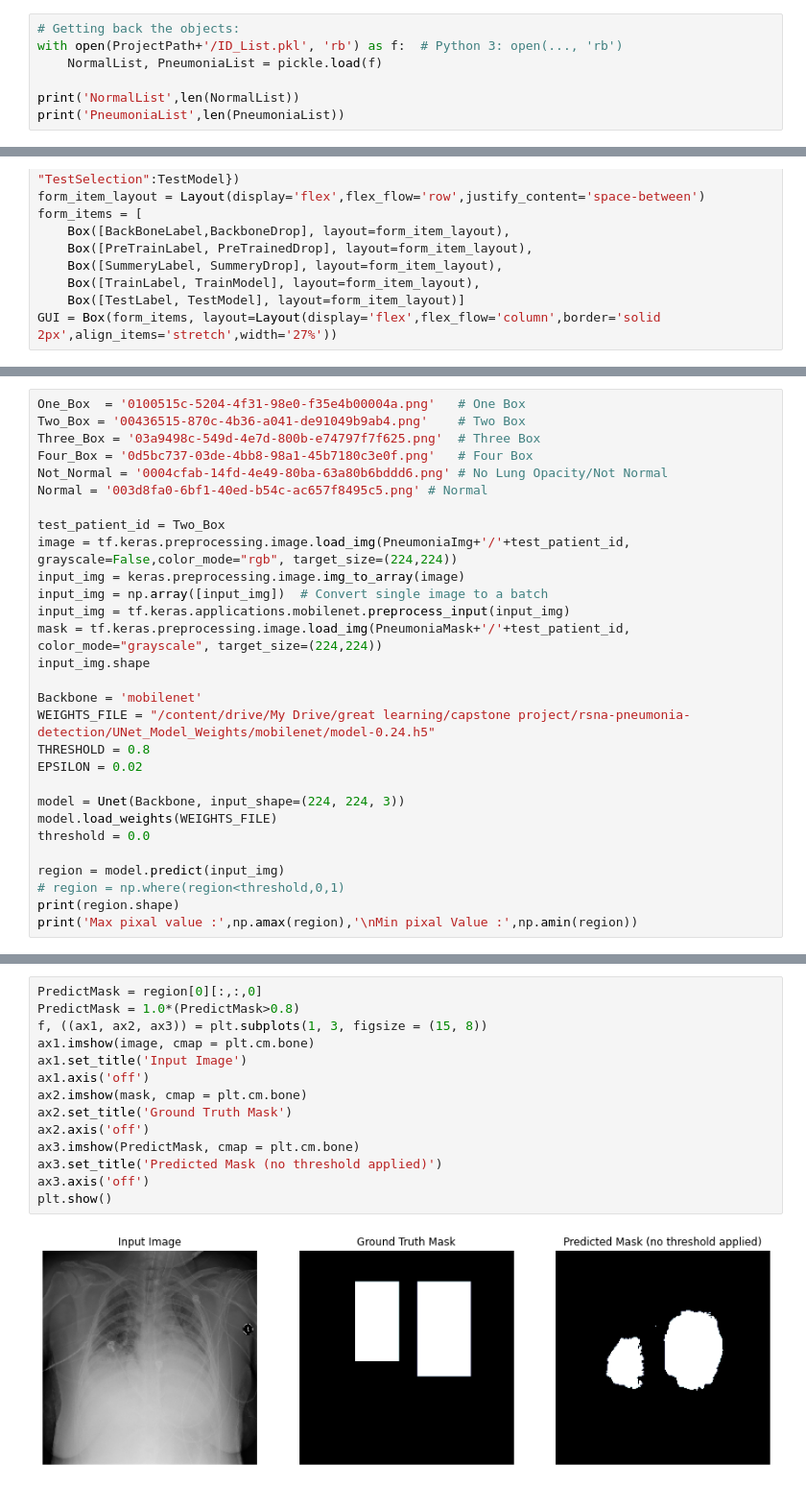
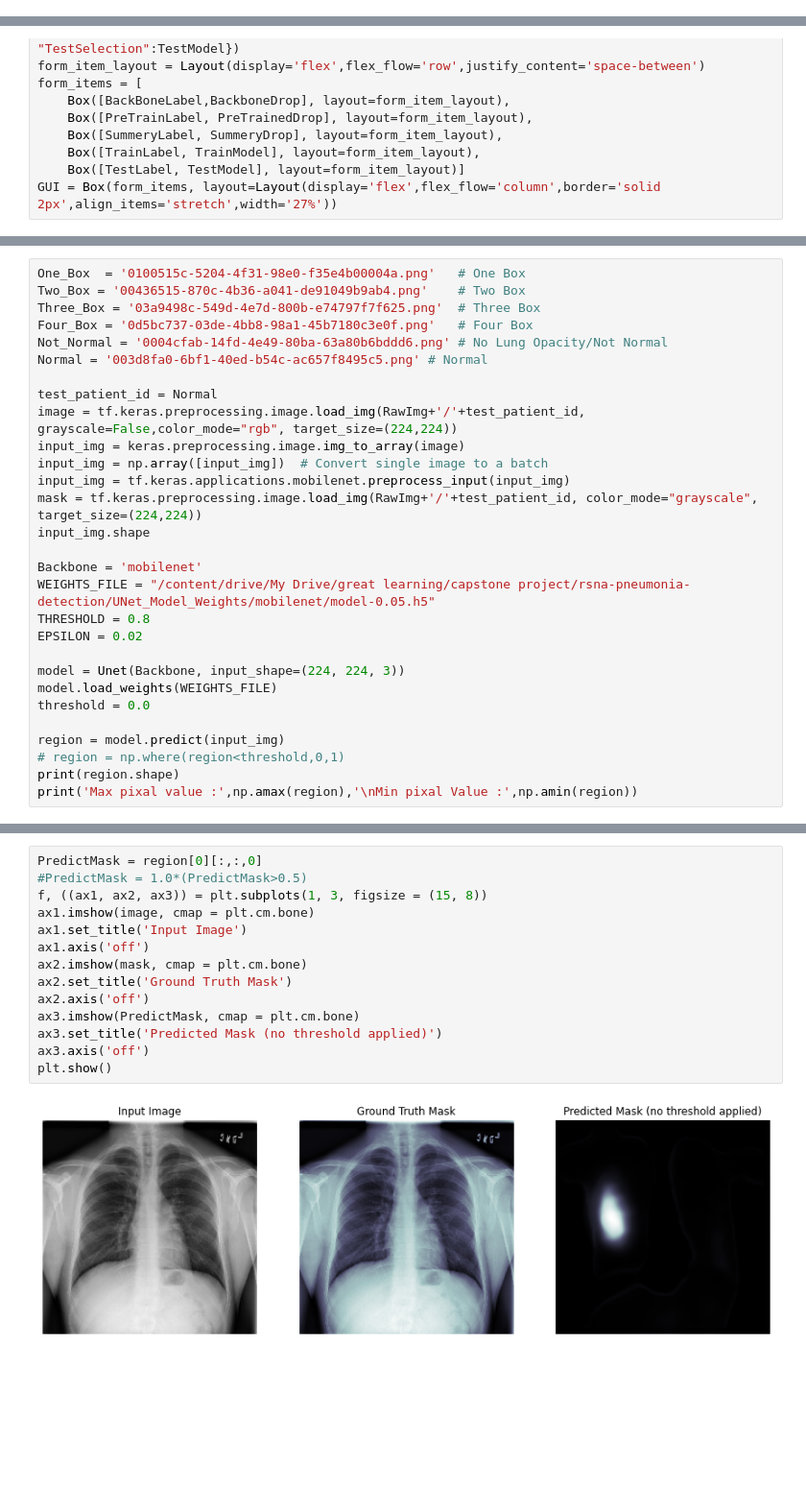
Before and after one commit to meashu31/AIML-Capstone-CV9, a Jupyter notebook: Unet_Models_Pneumonia.ipynb, the cells around one changed output, grey strips where cells are left out. Shown at 96% size. Drawn from its saved outputs; the diff is of its cells as text; blank space fills up the shorter version.

```diff
--- a/Unet_Models_Pneumonia.ipynb
+++ b/Unet_Models_Pneumonia.ipynb
@@ -145,7 +98,0 @@ os.chdir(ProjectPath) #changing the current directory path to the project direco
-# %%
-# Getting back the objects:
-with open(ProjectPath+'/ID_List.pkl', 'rb') as f:  # Python 3: open(..., 'rb')
-    NormalList, PneumoniaList = pickle.load(f)
-
-print('NormalList',len(NormalList))
-print('PneumoniaList',len(PneumoniaList))
@@ -556,16 +419,16 @@ Four_Box = '0d5bc737-03de-4bb8-98a1-45b7180c3e0f.png'	# Four Box
 Not_Normal = '0004cfab-14fd-4e49-80ba-63a80b6bddd6.png'	# No Lung Opacity/Not Normal
 Normal = '003d8fa0-6bf1-40ed-b54c-ac657f8495c5.png'	# Normal
 
-test_patient_id = Two_Box
-image = tf.keras.preprocessing.image.load_img(PneumoniaImg+'/'+test_patient_id, grayscale=False,color_mode="rgb", target_size=(224,224))
+test_patient_id = Normal
+image = tf.keras.preprocessing.image.load_img(RawImg+'/'+test_patient_id, grayscale=False,color_mode="rgb", target_size=(224,224))
 input_img = keras.preprocessing.image.img_to_array(image)
 input_img = np.array([input_img])  # Convert single image to a batch
 input_img = tf.keras.applications.mobilenet.preprocess_input(input_img)
-mask = tf.keras.preprocessing.image.load_img(PneumoniaMask+'/'+test_patient_id, color_mode="grayscale", target_size=(224,224))
+mask = tf.keras.preprocessing.image.load_img(RawImg+'/'+test_patient_id, color_mode="grayscale", target_size=(224,224))
 input_img.shape
 
 Backbone = 'mobilenet'
-WEIGHTS_FILE = "/content/drive/My Drive/great learning/capstone project/rsna-pneumonia-detection/UNet_Model_Weights/mobilenet/model-0.24.h5"
+WEIGHTS_FILE = "/content/drive/My Drive/great learning/capstone project/rsna-pneumonia-detection/UNet_Model_Weights/mobilenet/model-0.05.h5"
 THRESHOLD = 0.8
 EPSILON = 0.02
 
@@ -584,16 +447,16 @@ Min pixal Value : 1.9185113e-09
 # %%
 PredictMask = region[0][:,:,0]
-PredictMask = 1.0*(PredictMask>0.8)
+#PredictMask = 1.0*(PredictMask>0.5)
 f, ((ax1, ax2, ax3)) = plt.subplots(1, 3, figsize = (15, 8))
 ax1.imshow(image, cmap = plt.cm.bone)
 ax1.set_title('Input Image')
 ax1.axis('off')
 ax2.imshow(mask, cmap = plt.cm.bone)
 ax2.set_title('Ground Truth Mask')
 ax2.axis('off')
 ax3.imshow(PredictMask, cmap = plt.cm.bone)
 ax3.set_title('Predicted Mask (no threshold applied)')
 ax3.axis('off')
 plt.show()
 # %% [output]
-[figure, old version]
+[figure, new version]
```
Also changed, not shown: parts of 18 cells of this notebook.
